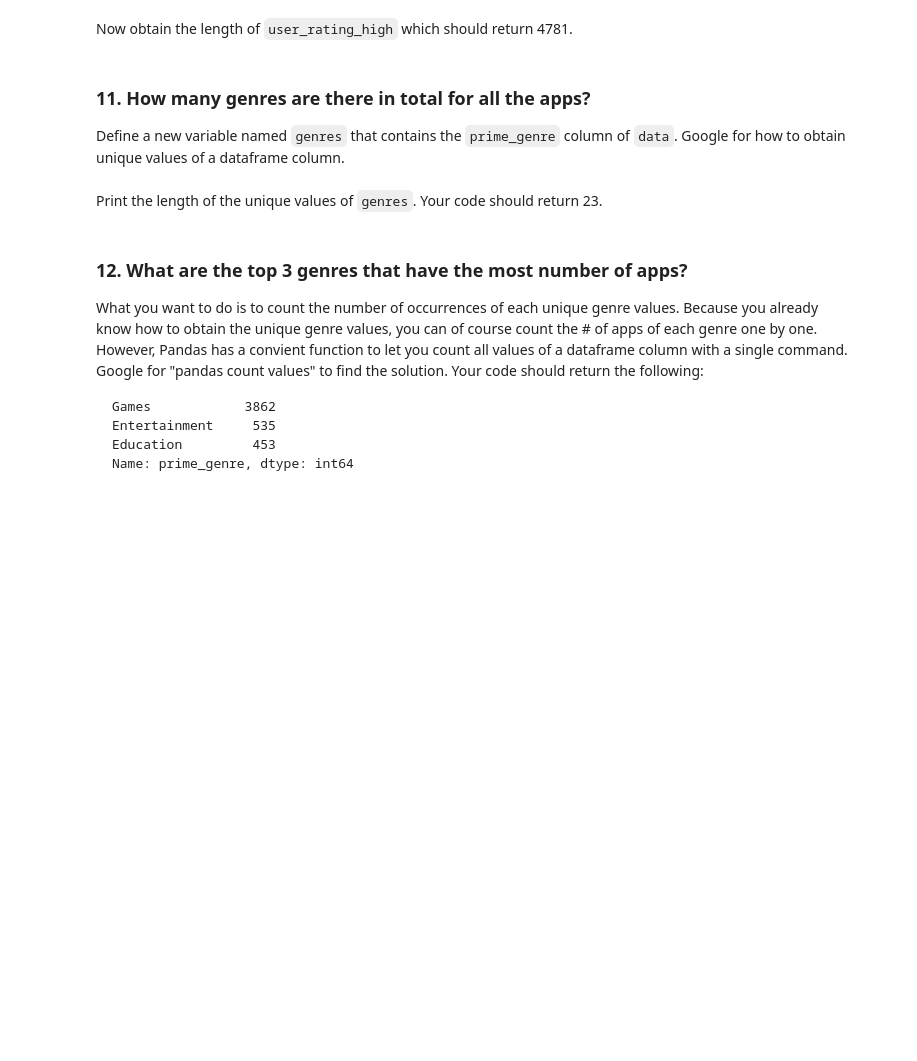
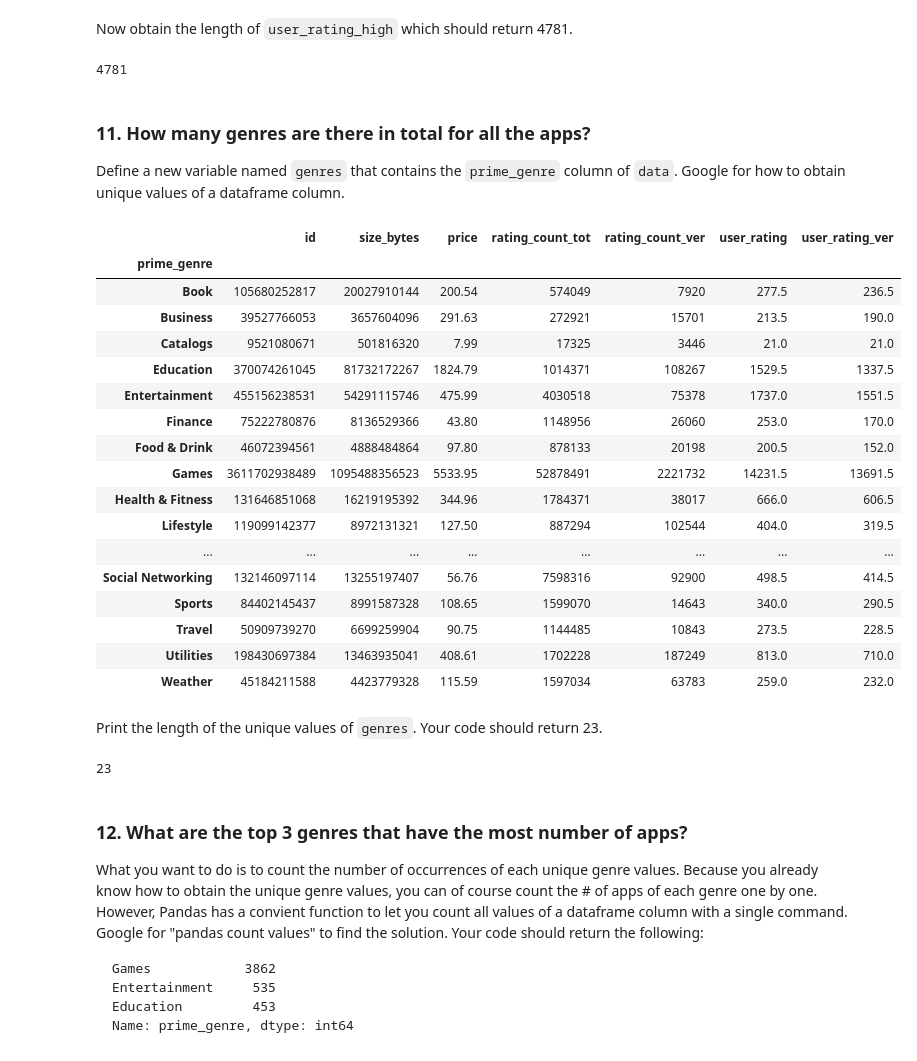
Before and after one commit to Ironhack-Data-Madrid-Abril-2021/lab_pandas_deepdive, a Jupyter notebook: your-code/main.ipynb, the cells around one changed output. Drawn from its saved outputs; the diff is of its cells as text; code cells hidden in the pictures; blank space fills up the shorter version.

```diff
--- a/your-code/main.ipynb
+++ b/your-code/main.ipynb
@@ -7,12 +7,16 @@ import pandas as pd
 import numpy as np
 # %% [markdown]
 ### 2. Define a variable called `path` that contains the path to the csv file you downloaded.
+# %%
+path = 'data/apple_store.csv'
 # %% [markdown]
 ### 3. Using the Pandas `read_csv()` method, import the csv file at the path above.
 
 Assign the returned value to a variable called `data`.
 
 Note: you can omit the `sep` parameter for `read_csv()` because the csv file uses the default separator of ",".
+# %%
+data=pd.read_csv(path)
 # %% [markdown]
 ### 4. Print the first 5 rows of `data` to see what the data look like.
 
@@ -48,11 +111,41 @@ Assign the filtered dataframe to a new variable called `user_rating_high`.
 # %% [markdown]
 Now obtain the length of `user_rating_high` which should return 4781.
+# %%
+len(user_rating_high)
+# %% [output]
+4781
 # %% [markdown]
 ### 11. How many genres are there in total for all the apps?
 
 Define a new variable named `genres` that contains the `prime_genre` column of `data`. Google for how to obtain unique values of a dataframe column.
+# %%
+genres=data.groupby('prime_genre').agg('sum').head(23)
+genres
+# %% [output]
+|  | id | size_bytes | price | rating_count_tot | rating_count_ver | user_rating | user_rating_ver |
+| prime_genre |  |  |  |  |  |  |  |
+| Book | 105680252817 | 20027910144 | 200.54 | 574049 | 7920 | 277.5 | 236.5 |
+| Business | 39527766053 | 3657604096 | 291.63 | 272921 | 15701 | 213.5 | 190.0 |
+| Catalogs | 9521080671 | 501816320 | 7.99 | 17325 | 3446 | 21.0 | 21.0 |
+| Education | 370074261045 | 81732172267 | 1824.79 | 1014371 | 108267 | 1529.5 | 1337.5 |
+| Entertainment | 455156238531 | 54291115746 | 475.99 | 4030518 | 75378 | 1737.0 | 1551.5 |
+| Finance | 75222780876 | 8136529366 | 43.80 | 1148956 | 26060 | 253.0 | 170.0 |
+| Food & Drink | 46072394561 | 4888484864 | 97.80 | 878133 | 20198 | 200.5 | 152.0 |
+| Games | 3611702938489 | 1095488356523 | 5533.95 | 52878491 | 2221732 | 14231.5 | 13691.5 |
+| Health & Fitness | 131646851068 | 16219195392 | 344.96 | 1784371 | 38017 | 666.0 | 606.5 |
+| Lifestyle | 119099142377 | 8972131321 | 127.50 | 887294 | 102544 | 404.0 | 319.5 |
+| ... | ... | ... | ... | ... | ... | ... | ... |
+| Social Networking | 132146097114 | 13255197407 | 56.76 | 7598316 | 92900 | 498.5 | 414.5 |
+| Sports | 84402145437 | 8991587328 | 108.65 | 1599070 | 14643 | 340.0 | 290.5 |
+| Travel | 50909739270 | 6699259904 | 90.75 | 1144485 | 10843 | 273.5 | 228.5 |
+| Utilities | 198430697384 | 13463935041 | 408.61 | 1702228 | 187249 | 813.0 | 710.0 |
+| Weather | 45184211588 | 4423779328 | 115.59 | 1597034 | 63783 | 259.0 | 232.0 |
 # %% [markdown]
 Print the length of the unique values of `genres`. Your code should return 23.
+# %%
+len(genres)
+# %% [output]
+23
 # %% [markdown]
 ### 12. What are the top 3 genres that have the most number of apps?
 
```
Also changed, not shown: parts of 16 cells of this notebook.
